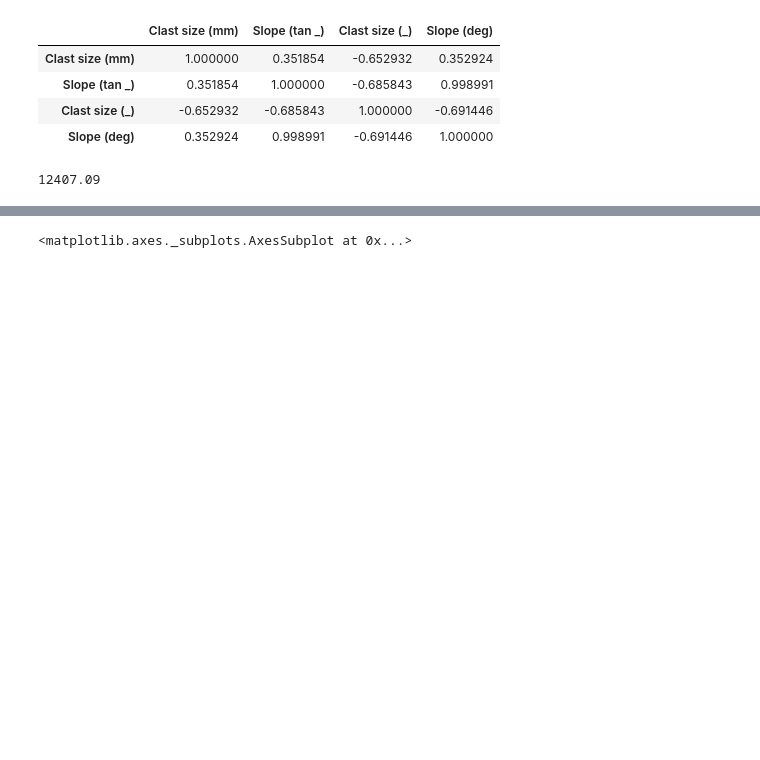
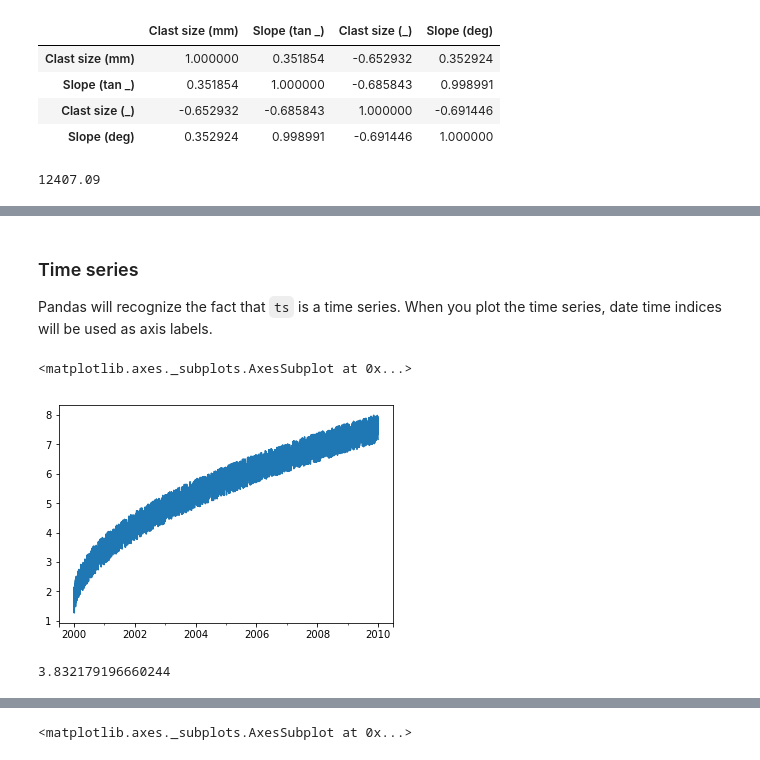
Before and after one commit to hydrogeology-graz/geopython_course, a Jupyter notebook: Lecture_6/Notebook5.ipynb, the cells around one changed output, grey strips where cells are left out. Drawn from its saved outputs; the diff is of its cells as text; code cells hidden in the pictures; blank space fills up the shorter version.

```diff
--- a/Lecture_6/Notebook5.ipynb
+++ b/Lecture_6/Notebook5.ipynb
@@ -146,0 +136,9 @@ Again, there are many options to write those files, but pandas inbuilt methods a
+# %%
+# Let's create some random data to play with
+index = pd.date_range(start="2000-01-01", end="2009-12-31")
+values = 1 + np.sqrt(0.01 * np.arange(len(index))) + np.random.rand(len(index))
+ts = pd.Series(values, index)
+
+print("The type of variable ts is:", type(ts))
+
+ts.head()
@@ -146,0 +165,15 @@ Again, there are many options to write those files, but pandas inbuilt methods a
+# %% [markdown]
+### Time series
+Pandas will recognize the fact that `ts` is a time series. When you plot the time series, date time indices will be used as axis labels.
+# %%
+ts.plot()
+# %% [output]
+<matplotlib.axes._subplots.AxesSubplot at 0x...>
+[figure, added]
+# %%
+# Indexing time series is easy
+ts.loc["2000"].max()
+
+#ts.loc["2000": "2005-06-01"]
+# %% [output]
+3.832179196660244
```
Also changed, not shown: parts of 20 cells of this notebook.
